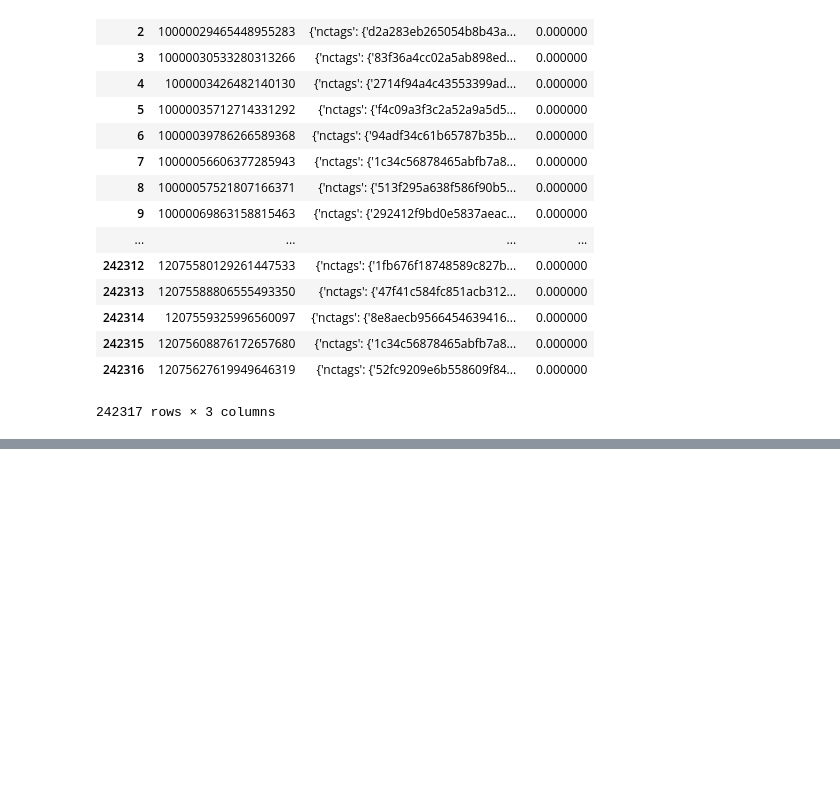
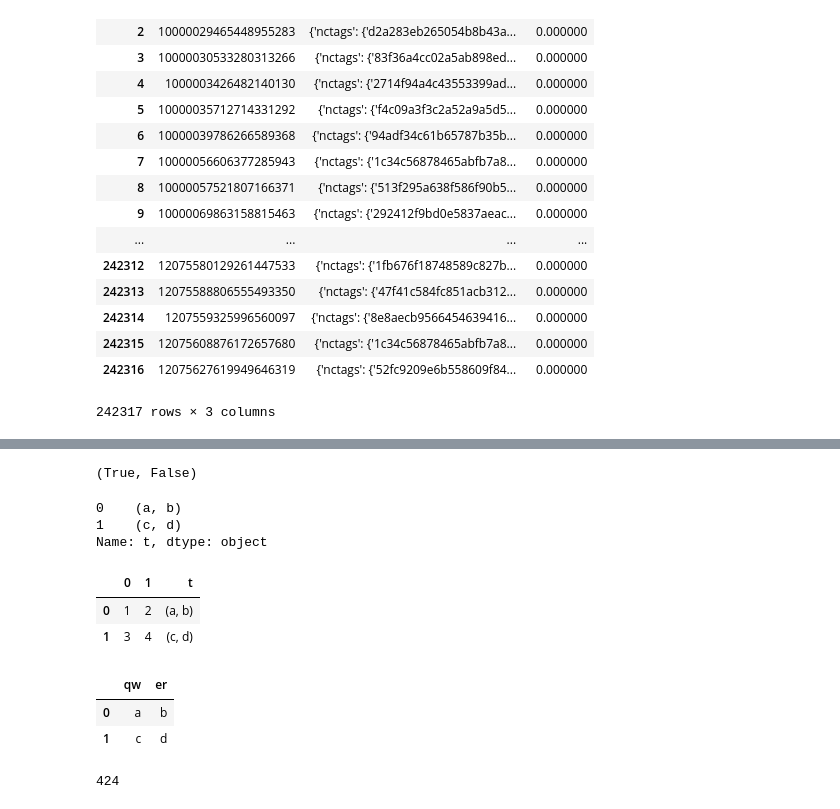
Before and after one commit to puppyapple/recommendation, a Jupyter notebook: remote_debbuger-Copy1.ipynb, the cells around one changed output, grey strips where cells are left out. Saved outputs shown, nothing was run; the diff lists cells and outputs as text; code cells hidden in the pictures; blank space fills up the shorter version.

```diff
--- a/remote_debbuger-Copy1.ipynb
+++ b/remote_debbuger-Copy1.ipynb
@@ -228,0 +189,29 @@ a
+# %%
+Code.pipline.concept_tree_relation(comp_info1, comp_info2, ctag_position)
+# %% [output]
+(True, False)
+# %%
+df = pd.DataFrame([[1,2], [3,4]])
+to_add = pd.Series([('a', 'b'), ('c', 'd')],name='t')
+# %%
+to_add
+# %% [output]
+0    (a, b)
+1    (c, d)
+Name: t, dtype: object
+# %%
+pd.concat([df, to_add], axis=1)
+# %% [output]
+|  | 0 | 1 | t |
+| 0 | 1 | 2 | (a, b) |
+| 1 | 3 | 4 | (c, d) |
+# %%
+pd.DataFrame(list(to_add), columns=["qw", "er"])
+# %% [output]
+|  | qw | er |
+| 0 | a | b |
+| 1 | c | d |
+# %%
+gc.collect()
+# %% [output]
+424
```
Also changed, not shown: parts of 19 cells of this notebook, 1 other file.
